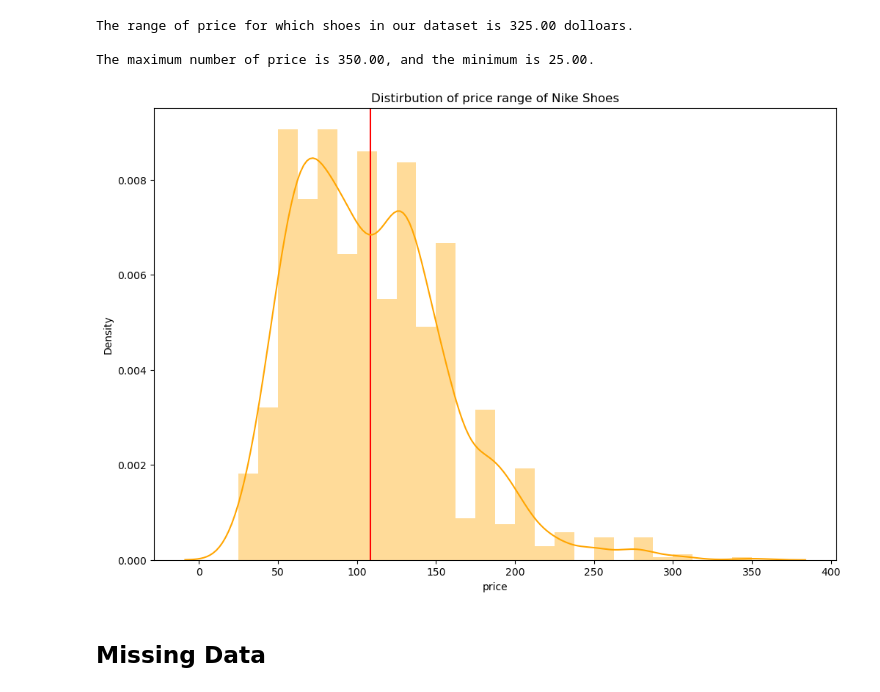
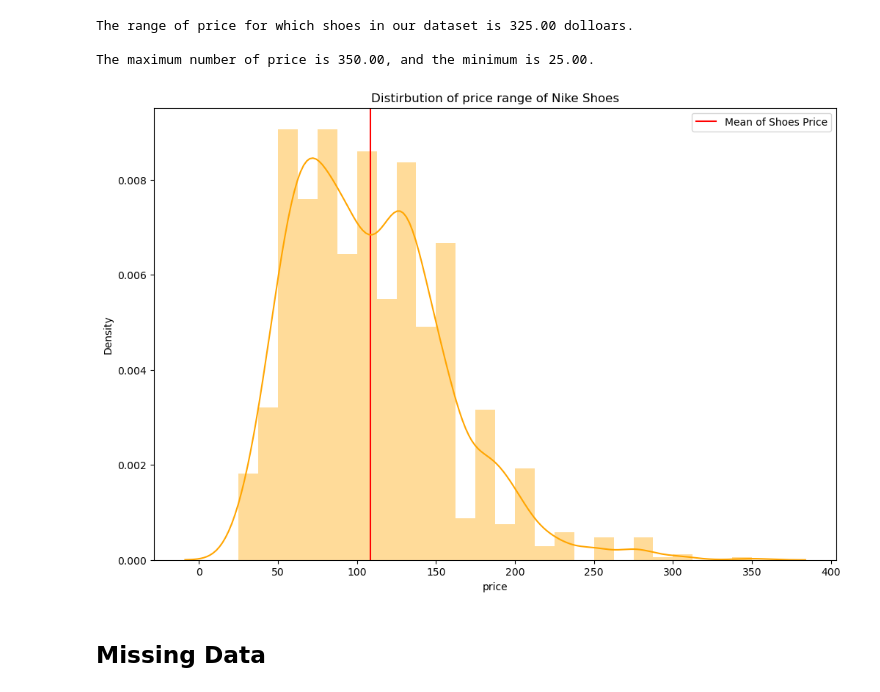
Before and after one commit to jasonkyungkim/nike_adidas_shoes, a Jupyter notebook: eda.ipynb, the cells around one changed output. Saved outputs shown, nothing was run; the diff lists cells and outputs as text; code cells hidden in the pictures.

Commit message:
edit on plot

```diff
--- a/eda.ipynb
+++ b/eda.ipynb
@@ -187,12 +187,13 @@ The maximum number of price is 350.00, and the minimum is 25.00.
 # %%
 plt.figure(figsize=(12,8))
 #ploting the mean
 plt.axvline(mean_price, 0, 1, color = 'red', label='Mean of Shoes Price')
 sns.distplot(nike['price'], color='orange')
 plt.title("Distirbution of price range of Nike Shoes")
+plt.legend()
 plt.show()
 # %% [output]
-[figure, old version]
+[figure, new version]
 # %% [markdown]
 ## Missing Data
 # %%
```
